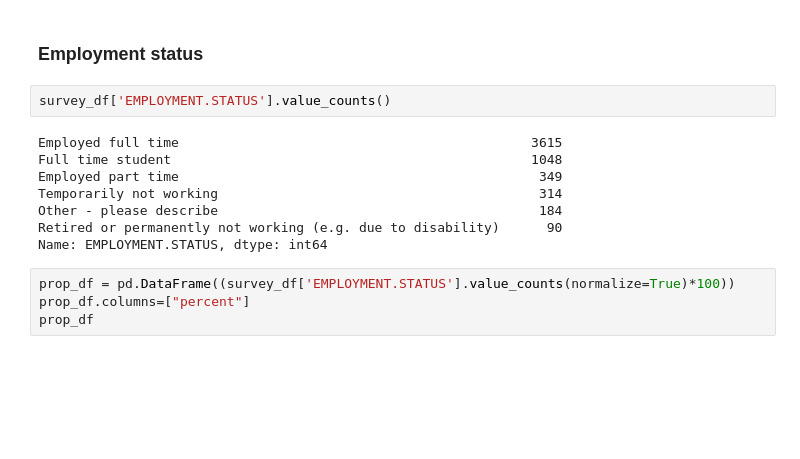
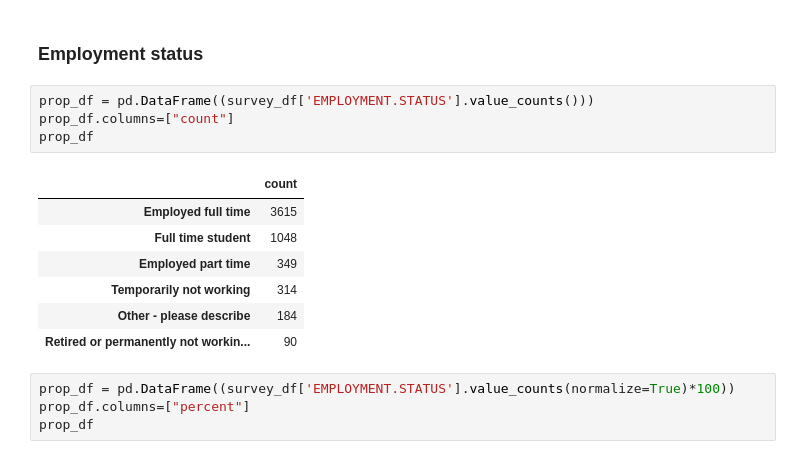
Before and after one commit to staeiou/github-survey-analysis, a Jupyter notebook: github-survey-descriptive-stats.ipynb, the cells around one changed output. Saved outputs shown, nothing was run; the diff lists cells and outputs as text; blank space fills up the shorter version.

```diff
--- a/github-survey-descriptive-stats.ipynb
+++ b/github-survey-descriptive-stats.ipynb
@@ -329,16 +329,18 @@ legend.get_frame().set_facecolor('white')
 [figure]
 # %% [markdown]
 ### Employment status
-# %%
-survey_df['EMPLOYMENT.STATUS'].value_counts()
-# %% [output]
-Employed full time                                             3615
-Full time student                                              1048
-Employed part time                                              349
-Temporarily not working                                         314
-Other - please describe                                         184
-Retired or permanently not working (e.g. due to disability)      90
-Name: EMPLOYMENT.STATUS, dtype: int64
+# %%
+prop_df = pd.DataFrame((survey_df['EMPLOYMENT.STATUS'].value_counts()))
+prop_df.columns=["count"]
+prop_df
+# %% [output]
+|  | count |
+| Employed full time | 3615 |
+| Full time student | 1048 |
+| Employed part time | 349 |
+| Temporarily not working | 314 |
+| Other - please describe | 184 |
+| Retired or permanently not workin... | 90 |
 # %%
 prop_df = pd.DataFrame((survey_df['EMPLOYMENT.STATUS'].value_counts(normalize=True)*100))
 prop_df.columns=["percent"]
```
Also changed, not shown: parts of 15 cells of this notebook, 45 other files.
